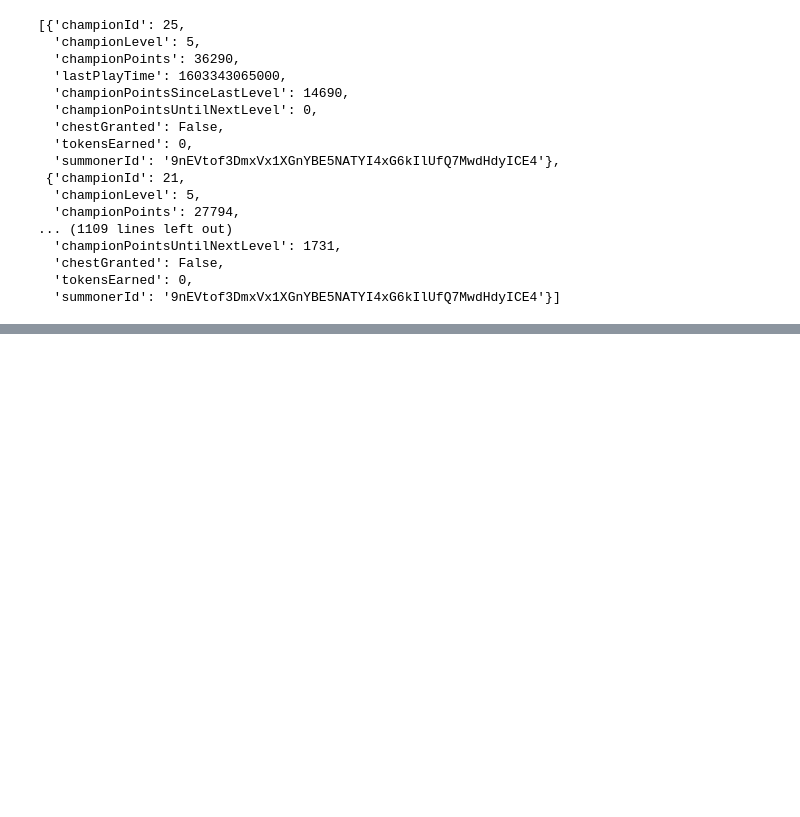
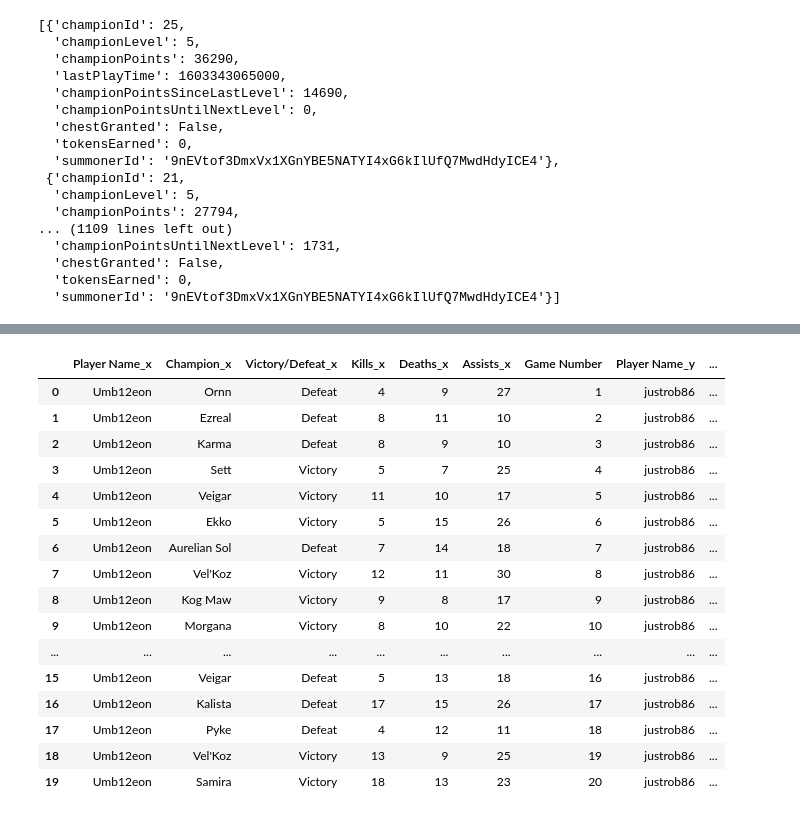
Before and after one commit to ashbuen/League-of-Legends-Player-Analysis, a Jupyter notebook: League of Legends Player Analysis.ipynb, the cells around one changed output, grey strips where cells are left out. Drawn from its saved outputs; the diff is of its cells as text; code cells hidden in the pictures; blank space fills up the shorter version.

```diff
--- a/League of Legends Player Analysis.ipynb
+++ b/League of Legends Player Analysis.ipynb
@@ -62,3 +62,8 @@ champions_response_one
   'chestGranted': False,
   'tokensEarned': 0,
   'summonerId': '9nEVtof3DmxVx1XGnYBE5NATYI4xG6kIlUfQ7MwdHdyICE4'}]
+# %%
+#Read csv file for first person
+first_person = pd.read_csv("Resources/League of Legends Player Analysis.csv")
+first_person_df = pd.DataFrame(first_person)
+first_person_df
@@ -64,0 +88,5 @@ champions_response_one
+# %%
+#Read csv file for second person
+second_person = pd.read_csv("Resources/League of Legends Second Player Analysis.csv")
+second_person_df = pd.DataFrame(second_person)
+second_person
@@ -64,0 +111,21 @@ champions_response_one
+# %%
+combined_df = pd.merge(first_person_df, second_person_df, on = "Game Number", how = "left")
+combined_df
+# %% [output]
+|  | Player Name_x | Champion_x | Victory/Defeat_x | Kills_x | Deaths_x | Assists_x | Game Number | Player Name_y | ... |
+| 0 | Umb12eon | Ornn | Defeat | 4 | 9 | 27 | 1 | justrob86 | ... |
+| 1 | Umb12eon | Ezreal | Defeat | 8 | 11 | 10 | 2 | justrob86 | ... |
+| 2 | Umb12eon | Karma | Defeat | 8 | 9 | 10 | 3 | justrob86 | ... |
+| 3 | Umb12eon | Sett | Victory | 5 | 7 | 25 | 4 | justrob86 | ... |
+| 4 | Umb12eon | Veigar | Victory | 11 | 10 | 17 | 5 | justrob86 | ... |
+| 5 | Umb12eon | Ekko | Victory | 5 | 15 | 26 | 6 | justrob86 | ... |
+| 6 | Umb12eon | Aurelian Sol | Defeat | 7 | 14 | 18 | 7 | justrob86 | ... |
+| 7 | Umb12eon | Vel'Koz | Victory | 12 | 11 | 30 | 8 | justrob86 | ... |
+| 8 | Umb12eon | Kog Maw | Victory | 9 | 8 | 17 | 9 | justrob86 | ... |
+| 9 | Umb12eon | Morgana | Victory | 8 | 10 | 22 | 10 | justrob86 | ... |
+| ... | ... | ... | ... | ... | ... | ... | ... | ... | ... |
+| 15 | Umb12eon | Veigar | Defeat | 5 | 13 | 18 | 16 | justrob86 | ... |
+| 16 | Umb12eon | Kalista | Defeat | 17 | 15 | 26 | 17 | justrob86 | ... |
+| 17 | Umb12eon | Pyke | Defeat | 4 | 12 | 11 | 18 | justrob86 | ... |
+| 18 | Umb12eon | Vel'Koz | Victory | 13 | 9 | 25 | 19 | justrob86 | ... |
+| 19 | Umb12eon | Samira | Victory | 18 | 13 | 23 | 20 | justrob86 | ... |
```
Also changed, not shown: parts of 2 cells of this notebook, 3 other files.
